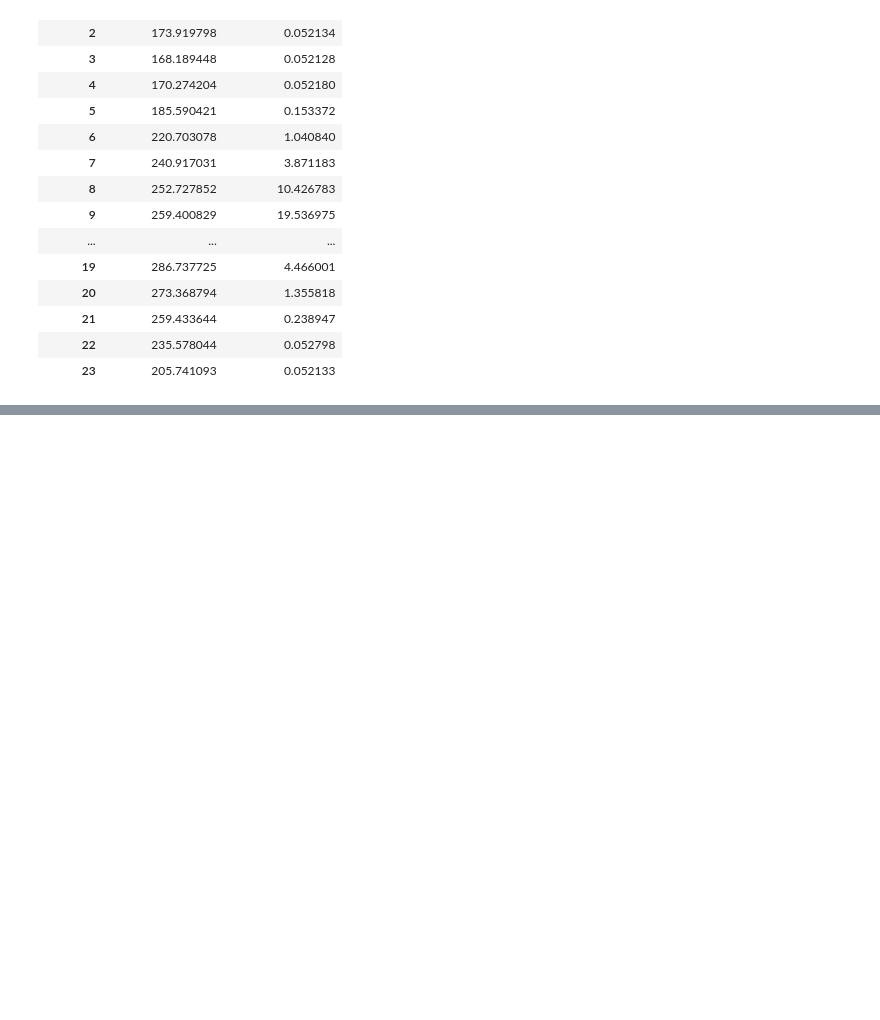
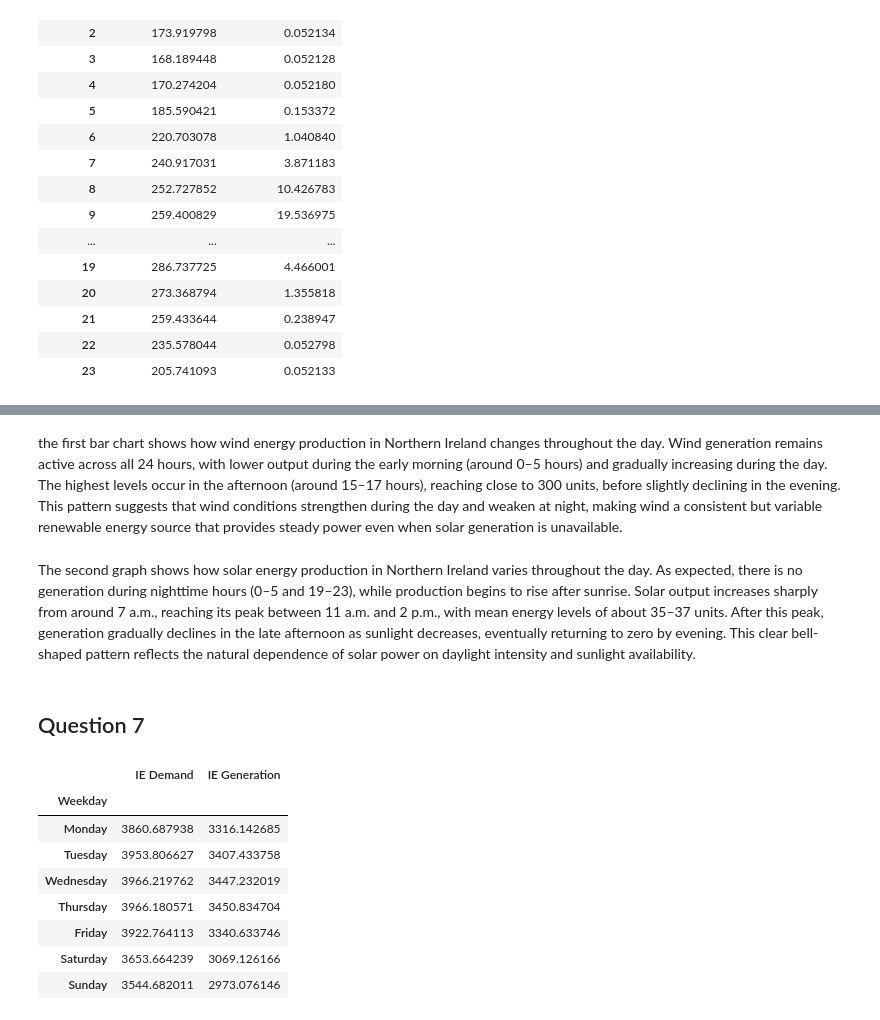
Before and after one commit to Mitch-json/Data-Inference-and-Applied-Machine-Leaning, a Jupyter notebook: Statistical Analysis/Statistical Analysis.ipynb, the cells around one changed output, grey strips where cells are left out. Saved outputs shown, nothing was run; the diff lists cells and outputs as text; code cells hidden in the pictures; blank space fills up the shorter version.

```diff
--- a/Statistical Analysis/Statistical Analysis.ipynb
+++ b/Statistical Analysis/Statistical Analysis.ipynb
@@ -564,0 +582,27 @@ plt.show()
+# %% [markdown]
+the first bar chart shows how wind energy production in Northern Ireland changes throughout the day. Wind generation remains active across all 24 hours, with lower output during the early morning (around 0–5 hours) and gradually increasing during the day. The highest levels occur in the afternoon (around 15–17 hours), reaching close to 300 units, before slightly declining in the evening. This pattern suggests that wind conditions strengthen during the day and weaken at night, making wind a consistent but variable renewable energy source that provides steady power even when solar generation is unavailable.
+# %% [markdown]
+The second graph shows how solar energy production in Northern Ireland varies throughout the day. As expected, there is no generation during nighttime hours (0–5 and 19–23), while production begins to rise after sunrise. Solar output increases sharply from around 7 a.m., reaching its peak between 11 a.m. and 2 p.m., with mean energy levels of about 35–37 units. After this peak, generation gradually declines in the late afternoon as sunlight decreases, eventually returning to zero by evening. This clear bell-shaped pattern reflects the natural dependence of solar power on daylight intensity and sunlight availability.
+# %% [markdown]
+## Question 7
+# %%
+IE_week_days_stats = df_full[['IE Demand', 'IE Generation']].copy() # Copy relevant columns
+
+IE_week_days_stats['Weekday'] = IE_week_days_stats.index.day_name() # Extract day of week from datetime index
+
+IE_week_days_stats = IE_week_days_stats.groupby('Weekday').mean() # Group by weekday and calculate mean
+IE_week_days_stats = IE_week_days_stats.reindex(
+    ['Monday', 'Tuesday', 'Wednesday', 'Thursday', 'Friday', 'Saturday', 'Sunday']
+)
+
+IE_week_days_stats
+# %% [output]
+|  | IE Demand | IE Generation |
+| Weekday |  |  |
+| Monday | 3860.687938 | 3316.142685 |
+| Tuesday | 3953.806627 | 3407.433758 |
+| Wednesday | 3966.219762 | 3447.232019 |
+| Thursday | 3966.180571 | 3450.834704 |
+| Friday | 3922.764113 | 3340.633746 |
+| Saturday | 3653.664239 | 3069.126166 |
+| Sunday | 3544.682011 | 2973.076146 |
```
Also changed, not shown: parts of 23 cells of this notebook, 1 other file.
